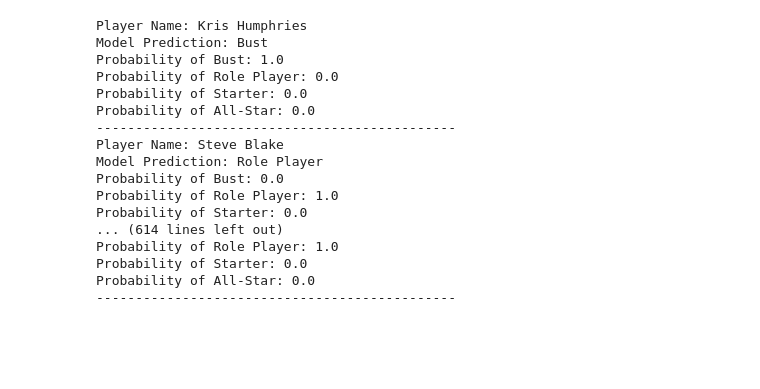
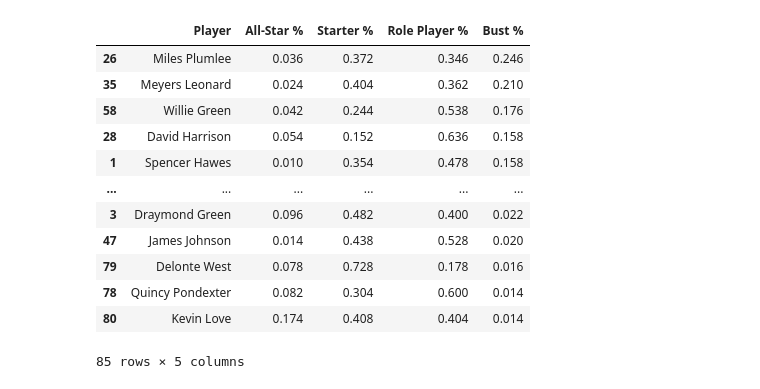
Before and after one commit to plowden/project3, a Jupyter notebook: notebooks/build_model-tinkering.ipynb, the cells around one changed output. Cells and saved outputs as stored; diff of their text form; code cells hidden in the pictures; blank space fills up the shorter version.

```diff
--- a/notebooks/build_model-tinkering.ipynb
+++ b/notebooks/build_model-tinkering.ipynb
@@ -163,13 +150 @@ All-Star        6
 Name: 2, dtype: int64
-# %%
-for index, row in df.iterrows():
-    print(f'Player Name: {row[0]}')
-    print(f'Model Prediction: {row[2]}')
-    print(f'Probability of Bust: {row[1][1]}')
-    print(f'Probability of Role Player: {row[1][2]}')
-    print(f'Probability of Starter: {row[1][3]}')
-    print(f'Probability of All-Star: {row[1][0]}')
-    #print(f'Probability of Role Player or Better: {row[1][0] + row[1][2] + row[1][3]}')
-    #print(f'Probability of Starter or Better: {row[1][0] + row[1][3]}')
-    #print(f'Probability of All-Star: {row[1][0]}')
-    print('----------------------------------------------')
@@ -194,30 +151,33 @@ Probability of All-Star: 0.0075
-# %%
-for index, row in df2.iterrows():
-    print(f'Player Name: {row[0]}')
-    print(f'Model Prediction: {row[2]}')
-    print(f'Probability of Bust: {row[1][1]}')
-    print(f'Probability of Role Player: {row[1][2]}')
-    print(f'Probability of Starter: {row[1][3]}')
-    print(f'Probability of All-Star: {row[1][0]}')
-    #print(f'Probability of Role Player or Better: {row[1][0] + row[1][2] + row[1][3]}')
-    #print(f'Probability of Starter or Better: {row[1][0] + row[1][3]}')
-    #print(f'Probability of All-Star: {row[1][0]}')
-    print('----------------------------------------------')
-# %% [output]
-Player Name: Kris Humphries
-Model Prediction: Bust
-Probability of Bust: 1.0
-Probability of Role Player: 0.0
-Probability of Starter: 0.0
-Probability of All-Star: 0.0
-----------------------------------------------
-Player Name: Steve Blake
-Model Prediction: Role Player
-Probability of Bust: 0.0
-Probability of Role Player: 1.0
-Probability of Starter: 0.0
-... (614 lines left out)
-Probability of Role Player: 1.0
-Probability of Starter: 0.0
-Probability of All-Star: 0.0
-----------------------------------------------
+# %%
+player = []
+bust = []
+rp = []
+st = []
+asg = []
+for index, row in test.iterrows():
+    player.append(row[0])
+    asg.append(row[1][0])
+    st.append(row[1][3])
+    rp.append(row[1][2])
+    bust.append(row[1][1])
+
+asg_df = pd.DataFrame({"Player": player,
+                      "All-Star %": asg,
+                      "Starter %": st,
+                      "Role Player %": rp,
+                      "Bust %": bust})
+asg_df.sort_values("Bust %", ascending = False)
+# %% [output]
+|  | Player | All-Star % | Starter % | Role Player % | Bust % |
+| 26 | Miles Plumlee | 0.036 | 0.372 | 0.346 | 0.246 |
+| 35 | Meyers Leonard | 0.024 | 0.404 | 0.362 | 0.210 |
+| 58 | Willie Green | 0.042 | 0.244 | 0.538 | 0.176 |
+| 28 | David Harrison | 0.054 | 0.152 | 0.636 | 0.158 |
+| 1 | Spencer Hawes | 0.010 | 0.354 | 0.478 | 0.158 |
+| ... | ... | ... | ... | ... | ... |
+| 3 | Draymond Green | 0.096 | 0.482 | 0.400 | 0.022 |
+| 47 | James Johnson | 0.014 | 0.438 | 0.528 | 0.020 |
+| 79 | Delonte West | 0.078 | 0.728 | 0.178 | 0.016 |
+| 78 | Quincy Pondexter | 0.082 | 0.304 | 0.600 | 0.014 |
+| 80 | Kevin Love | 0.174 | 0.408 | 0.404 | 0.014 |
+85 rows × 5 columns
```
Also changed, not shown: parts of 11 cells of this notebook, 4 other files.
